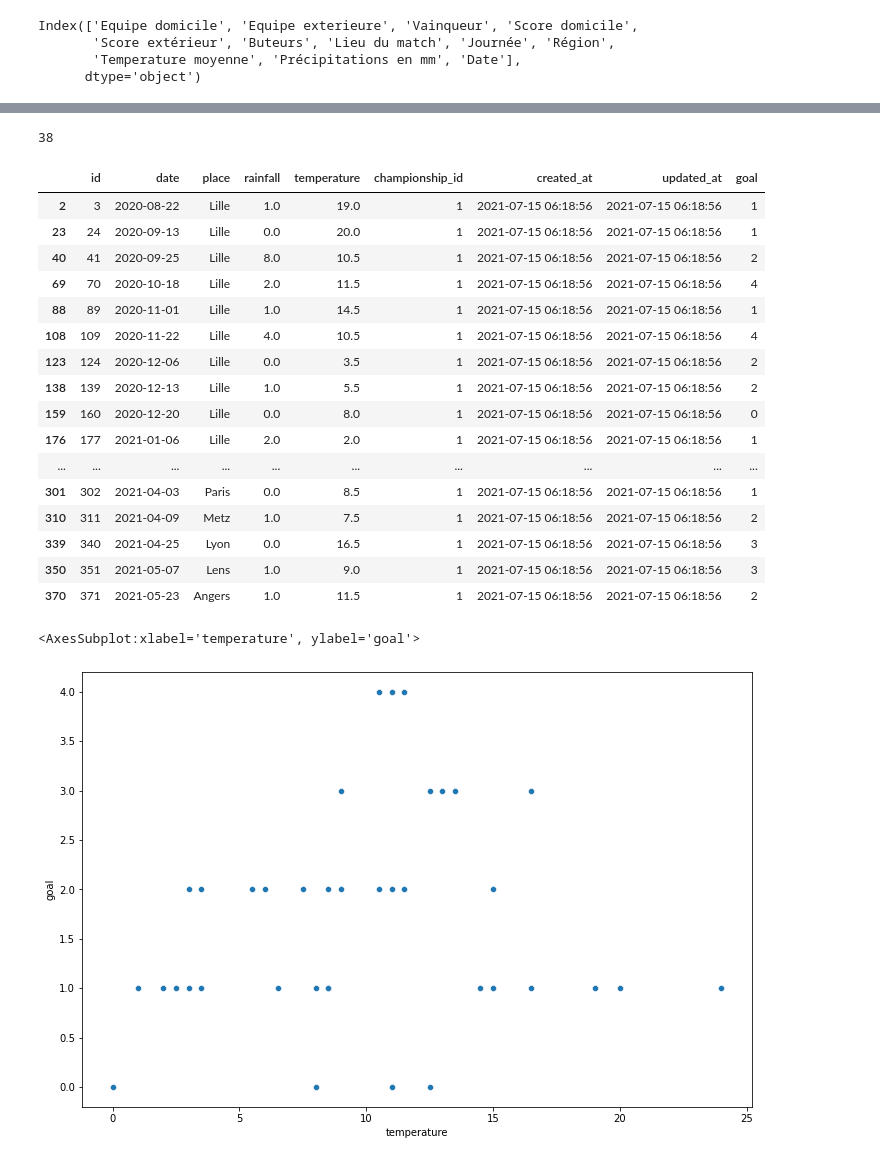
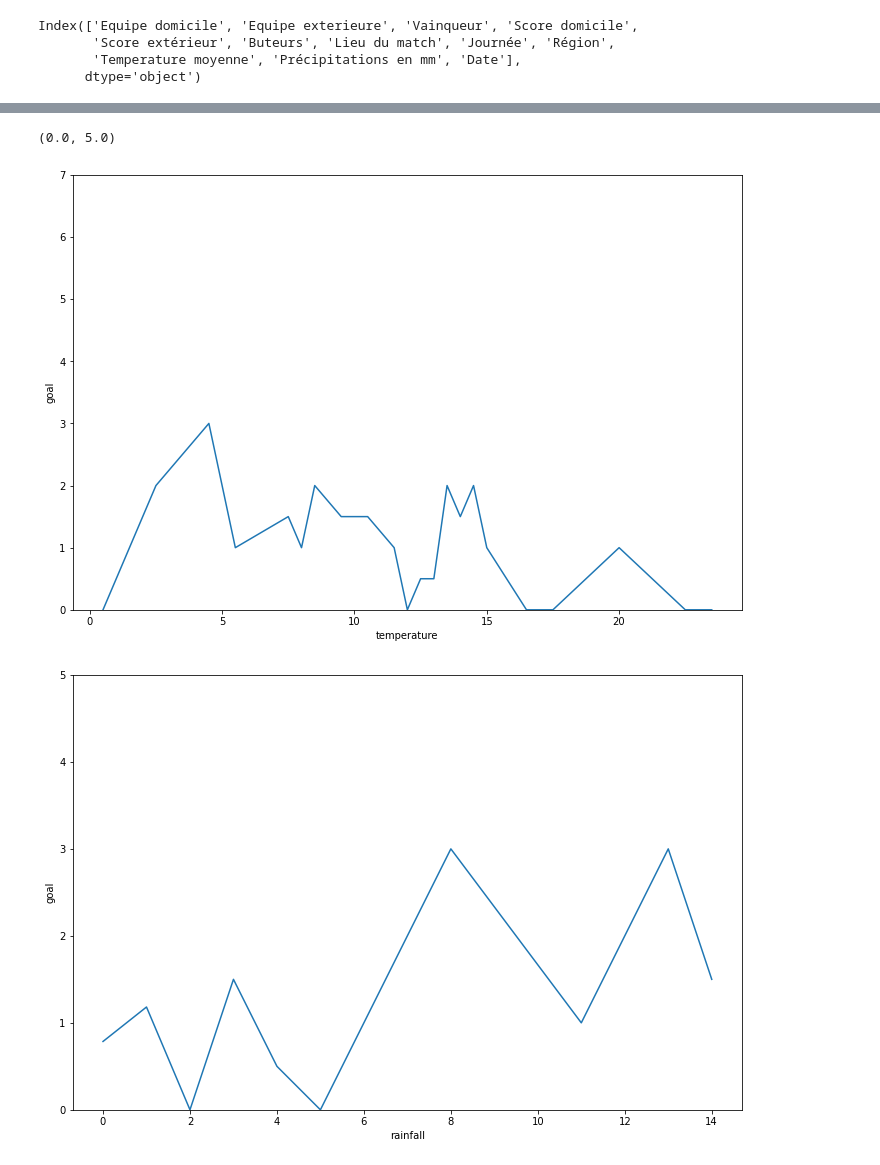
Before and after one commit to alexisflipo/football_sql, a Jupyter notebook: viz.ipynb, the cells around one changed output, grey strips where cells are left out. Cells and saved outputs as stored; diff of their text form; code cells hidden in the pictures.

```diff
--- a/viz.ipynb
+++ b/viz.ipynb
@@ -122,4 +90,0 @@ for i in id_and_goals_df['goal']:
-# %%
-len(b)
-# %% [output]
-38
@@ -130,26 +91,11 @@ a['date'] = a['date'].astype('datetime64[ns]')
-# %%
-a
-# %% [output]
-|  | id | date | place | rainfall | temperature | championship_id | created_at | updated_at | goal |
-| 2 | 3 | 2020-08-22 | Lille | 1.0 | 19.0 | 1 | 2021-07-15 06:18:56 | 2021-07-15 06:18:56 | 1 |
-| 23 | 24 | 2020-09-13 | Lille | 0.0 | 20.0 | 1 | 2021-07-15 06:18:56 | 2021-07-15 06:18:56 | 1 |
-| 40 | 41 | 2020-09-25 | Lille | 8.0 | 10.5 | 1 | 2021-07-15 06:18:56 | 2021-07-15 06:18:56 | 2 |
-| 69 | 70 | 2020-10-18 | Lille | 2.0 | 11.5 | 1 | 2021-07-15 06:18:56 | 2021-07-15 06:18:56 | 4 |
-| 88 | 89 | 2020-11-01 | Lille | 1.0 | 14.5 | 1 | 2021-07-15 06:18:56 | 2021-07-15 06:18:56 | 1 |
-| 108 | 109 | 2020-11-22 | Lille | 4.0 | 10.5 | 1 | 2021-07-15 06:18:56 | 2021-07-15 06:18:56 | 4 |
-| 123 | 124 | 2020-12-06 | Lille | 0.0 | 3.5 | 1 | 2021-07-15 06:18:56 | 2021-07-15 06:18:56 | 2 |
-| 138 | 139 | 2020-12-13 | Lille | 1.0 | 5.5 | 1 | 2021-07-15 06:18:56 | 2021-07-15 06:18:56 | 2 |
-| 159 | 160 | 2020-12-20 | Lille | 0.0 | 8.0 | 1 | 2021-07-15 06:18:56 | 2021-07-15 06:18:56 | 0 |
-| 176 | 177 | 2021-01-06 | Lille | 2.0 | 2.0 | 1 | 2021-07-15 06:18:56 | 2021-07-15 06:18:56 | 1 |
-| ... | ... | ... | ... | ... | ... | ... | ... | ... | ... |
-| 301 | 302 | 2021-04-03 | Paris | 0.0 | 8.5 | 1 | 2021-07-15 06:18:56 | 2021-07-15 06:18:56 | 1 |
-| 310 | 311 | 2021-04-09 | Metz | 1.0 | 7.5 | 1 | 2021-07-15 06:18:56 | 2021-07-15 06:18:56 | 2 |
-| 339 | 340 | 2021-04-25 | Lyon | 0.0 | 16.5 | 1 | 2021-07-15 06:18:56 | 2021-07-15 06:18:56 | 3 |
-| 350 | 351 | 2021-05-07 | Lens | 1.0 | 9.0 | 1 | 2021-07-15 06:18:56 | 2021-07-15 06:18:56 | 3 |
-| 370 | 371 | 2021-05-23 | Angers | 1.0 | 11.5 | 1 | 2021-07-15 06:18:56 | 2021-07-15 06:18:56 | 2 |
-# %%
-plt.figure(figsize=(12,8))
-sns.scatterplot(data=a, x='temperature', y='goal')
-# %% [output]
-<AxesSubplot:xlabel='temperature', ylabel='goal'>
-[figure, removed]
+# %%
+plt.figure(figsize=(12,8))
+sns.lineplot(data=club_stats, x='temperature', y='goal', err_style=None)
+plt.ylim(0,7)
+plt.figure(figsize=(12,8))
+sns.lineplot(data=club_stats, x='rainfall', y='goal', err_style=None)
+plt.ylim(0,5)
+# %% [output]
+(0.0, 5.0)
+[figure, added]
+[figure, added]
```
Also changed, not shown: parts of 24 cells of this notebook.
